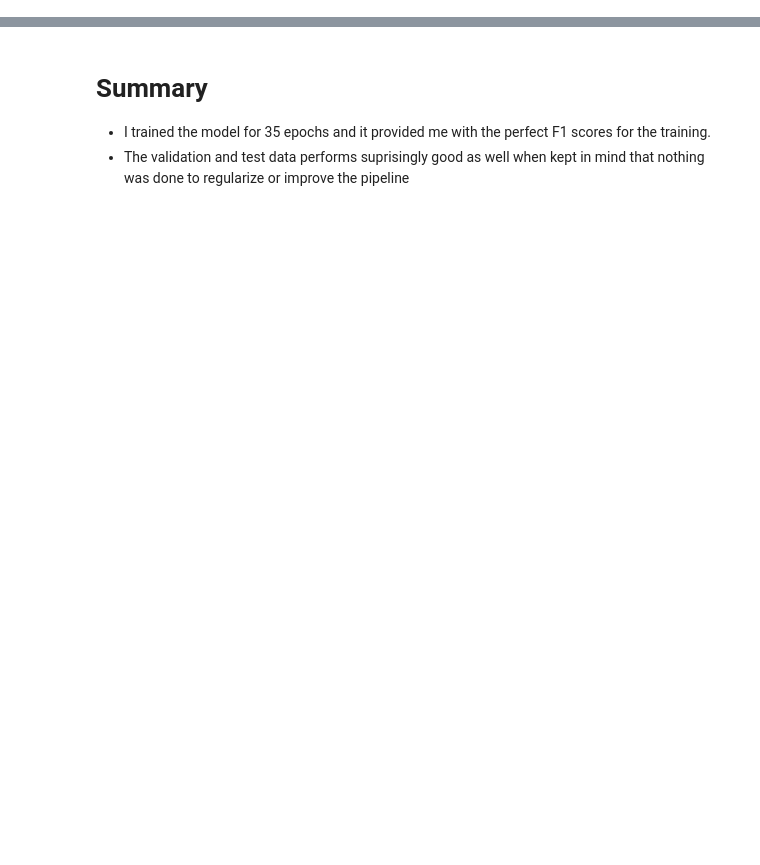
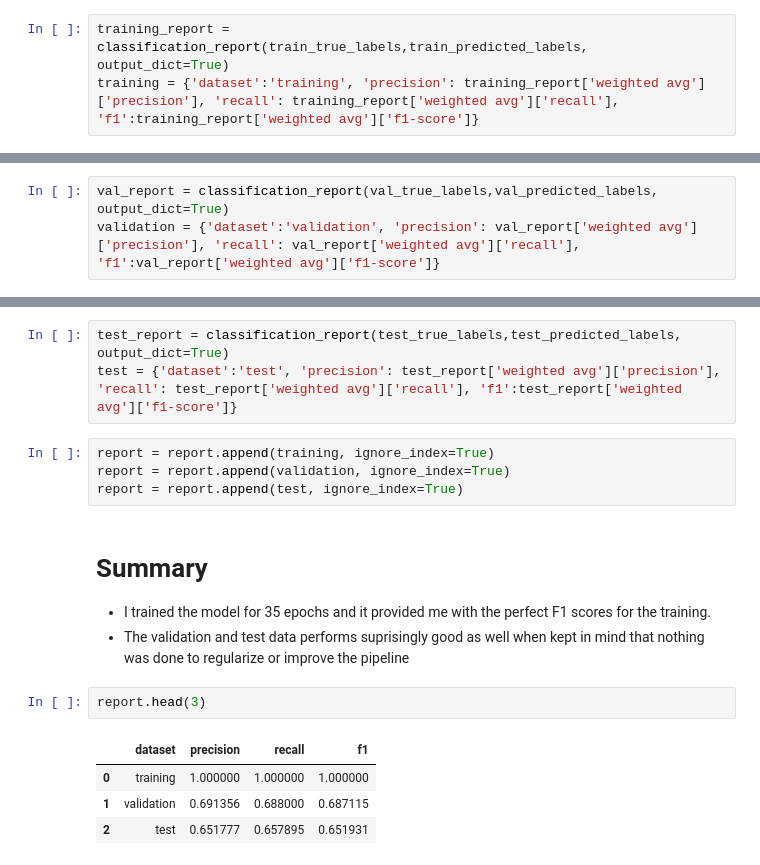
Before and after one commit to Chiirali/horse-category-classification, a Jupyter notebook: 02_hc_overfit.ipynb, the cells around one changed output, grey strips where cells are left out. Drawn from its saved outputs; the diff is of its cells as text; blank space fills up the shorter version.

Commit message:
added report dataframe, rerunned notebook

```diff
--- a/02_hc_overfit.ipynb
+++ b/02_hc_overfit.ipynb
@@ -168,3 +159,6 @@ weighted avg       1.00      1.00      1.00       500
+# %%
+training_report = classification_report(train_true_labels,train_predicted_labels, output_dict=True)
+training = {'dataset':'training', 'precision': training_report['weighted avg']['precision'], 'recall': training_report['weighted avg']['recall'], 'f1':training_report['weighted avg']['f1-score']}
 # %%
 valset_predictions = model.predict(val_ds)
 val_predicted_labels = [prediction.argmax() for prediction in valset_predictions]
@@ -192,3 +174,6 @@ weighted avg       0.68      0.68      0.68       125
+# %%
+val_report = classification_report(val_true_labels,val_predicted_labels, output_dict=True)
+validation = {'dataset':'validation', 'precision': val_report['weighted avg']['precision'], 'recall': val_report['weighted avg']['recall'], 'f1':val_report['weighted avg']['f1-score']}
 # %%
 testset_predictions = model.predict(test_ds)
 test_predicted_labels = [prediction.argmax() for prediction in testset_predictions]
@@ -216,5 +189,19 @@ weighted avg       0.67      0.67      0.67       152
+# %%
+test_report = classification_report(test_true_labels,test_predicted_labels, output_dict=True)
+test = {'dataset':'test', 'precision': test_report['weighted avg']['precision'], 'recall': test_report['weighted avg']['recall'], 'f1':test_report['weighted avg']['f1-score']}
+# %%
+report = report.append(training, ignore_index=True)
+report = report.append(validation, ignore_index=True)
+report = report.append(test, ignore_index=True)
 # %% [markdown]
 # Summary
 
 - I trained the model for 35 epochs and it provided me with the perfect F1 scores for the training.
 - The validation and test data performs suprisingly good as well when kept in mind that nothing was done to regularize or improve the pipeline
+# %%
+report.head(3)
+# %% [output]
+|  | dataset | precision | recall | f1 |
+| 0 | training | 1.000000 | 1.000000 | 1.000000 |
+| 1 | validation | 0.691356 | 0.688000 | 0.687115 |
+| 2 | test | 0.651777 | 0.657895 | 0.651931 |
```
Also changed, not shown: parts of 10 cells of this notebook.
